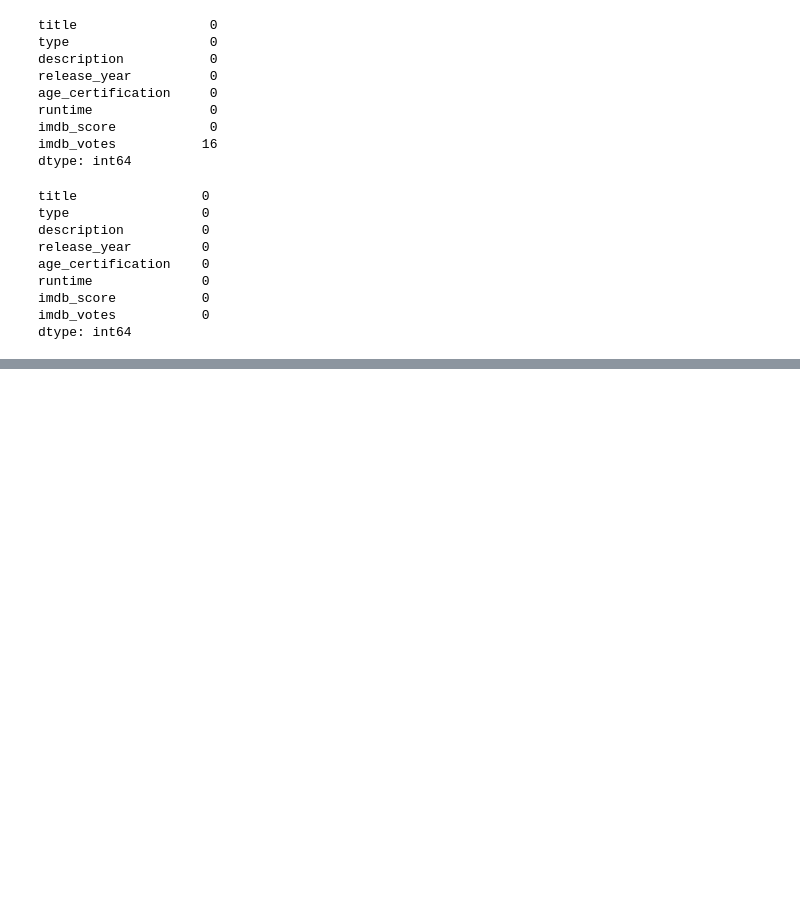
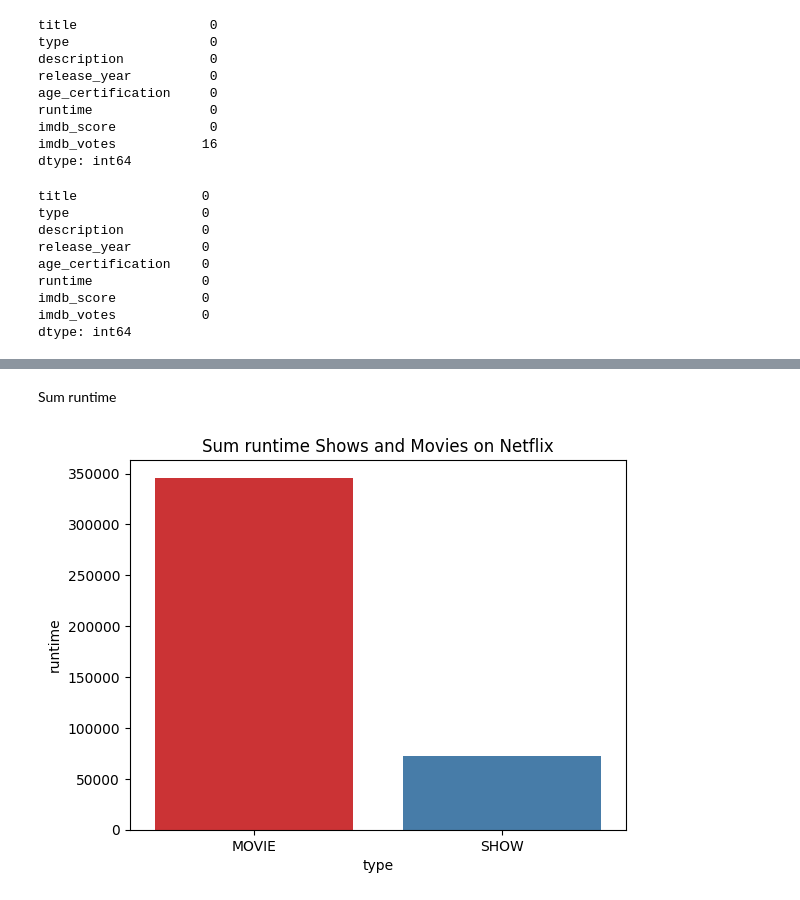
Before and after one commit to PaulPawelec/DataMining, a Jupyter notebook: Netflix_Visualization.ipynb, the cells around one changed output, grey strips where cells are left out. Cells and saved outputs as stored; diff of their text form; code cells hidden in the pictures; blank space fills up the shorter version.

```diff
--- a/Netflix_Visualization.ipynb
+++ b/Netflix_Visualization.ipynb
@@ -125,0 +145,8 @@ dtype: int64
+# %% [markdown]
+Sum runtime
+# %%
+sns.barplot(data=df, x='type', y='runtime', estimator = np.sum, errorbar=('ci', 0), palette='Set1')
+plt.title('Sum runtime Shows and Movies on Netflix')
+plt.show()
+# %% [output]
+[figure, added]
```
Also changed, not shown: parts of 11 cells of this notebook.
